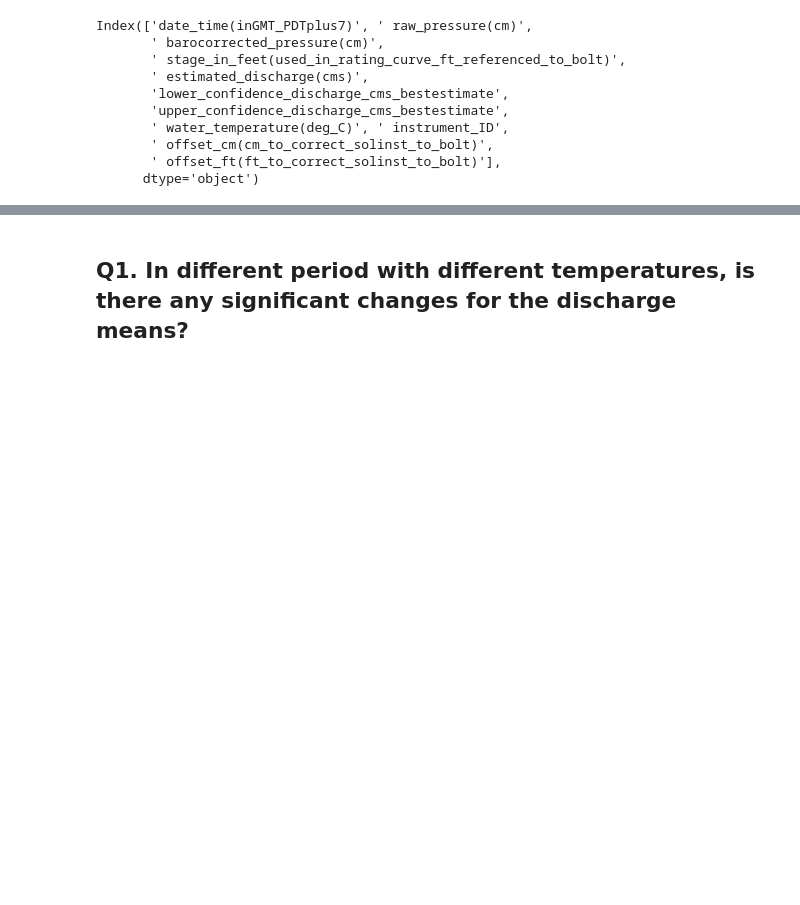
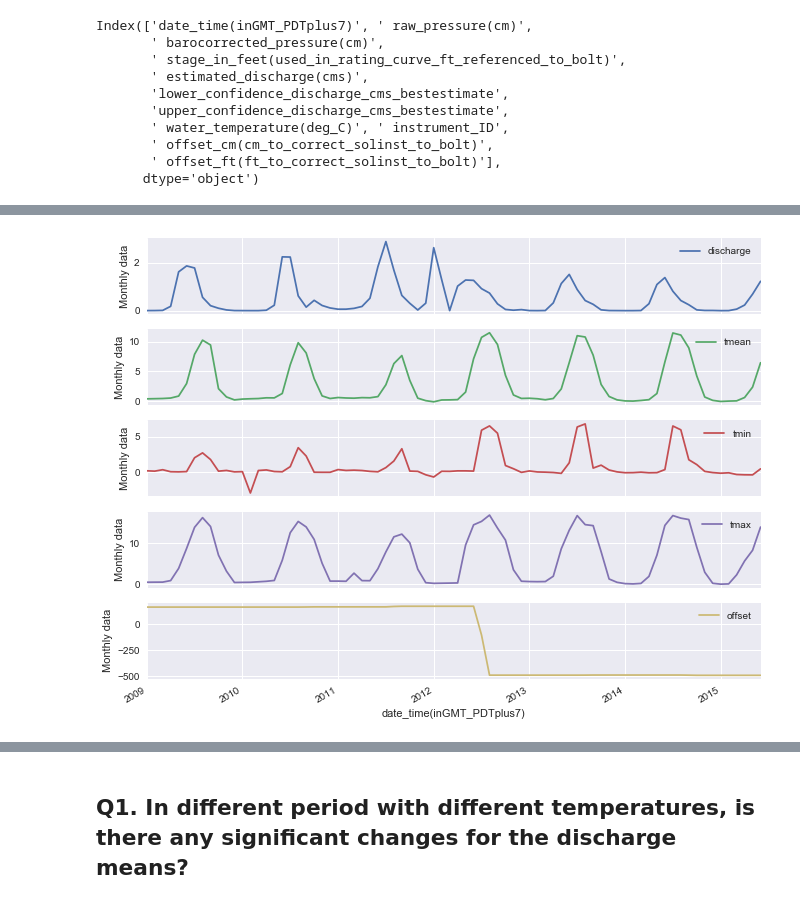
Before and after one commit to AzusaSayuri/UW-Data-analysis, a Jupyter notebook: HW7/Assignment7-XiminHu.ipynb, the cells around one changed output, grey strips where cells are left out. Cells and saved outputs as stored; diff of their text form; code cells hidden in the pictures; blank space fills up the shorter version.

```diff
--- a/HW7/Assignment7-XiminHu.ipynb
+++ b/HW7/Assignment7-XiminHu.ipynb
@@ -187,0 +255,7 @@ Name:  estimated_discharge(cms), Length: 146, dtype: float64
+# %%
+cols_plot = ['discharge', 'tmean', 'tmin','tmax','offset']
+axes = df_month[cols_plot].plot( linestyle='-', figsize=(11, 9), subplots=True)
+for ax in axes:
+    ax.set_ylabel('Monthly data')
+# %% [output]
+[figure, added]
```
Also changed, not shown: parts of 13 cells of this notebook.
